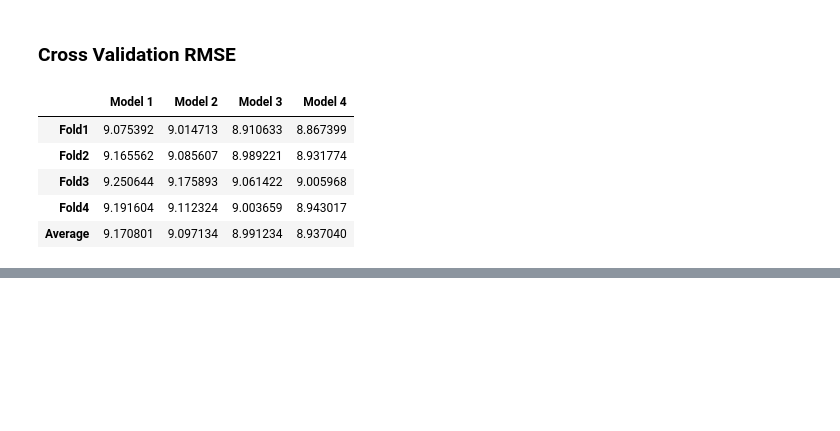
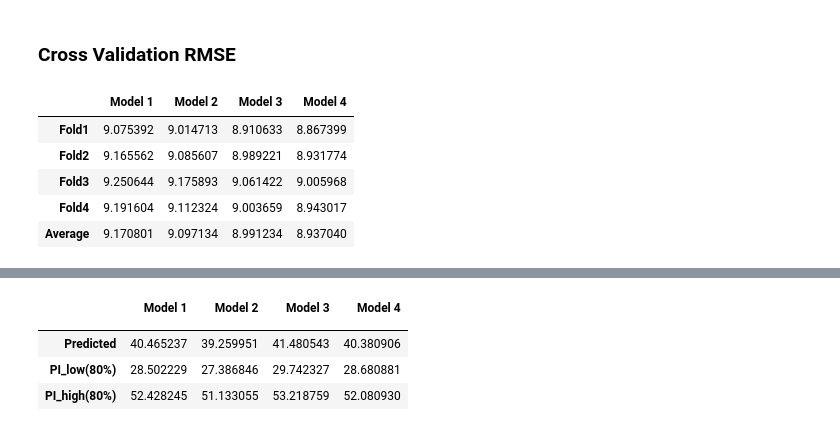
Before and after one commit to arbash-malik/DA3, a Jupyter notebook: Assignment Code.ipynb, the cells around one changed output, grey strips where cells are left out. Saved outputs shown, nothing was run; the diff lists cells and outputs as text; code cells hidden in the pictures; blank space fills up the shorter version.

```diff
--- a/Assignment Code.ipynb
+++ b/Assignment Code.ipynb
@@ -694,0 +758,22 @@ summarize_cv(cv_list)
+# %%
+p1=reg1.get_prediction(new_observation).summary_frame(alpha=0.2)
+p2=reg2.get_prediction(new_observation).summary_frame(alpha=0.2)
+p3=reg3.get_prediction(new_observation).summary_frame(alpha=0.2)
+p4=reg4.get_prediction(new_observation).summary_frame(alpha=0.2)
+
+
+pd.DataFrame(
+    {
+        " ": ["Predicted", "PI_low(80%)", "PI_high(80%)"],
+        "Model 1": p1[["mean", "obs_ci_lower", "obs_ci_upper"]].values.tolist()[0],
+        "Model 2": p2[["mean", "obs_ci_lower", "obs_ci_upper"]].values.tolist()[0],
+        "Model 3": p3[["mean", "obs_ci_lower", "obs_ci_upper"]].values.tolist()[0],
+        "Model 4": p4[["mean", "obs_ci_lower", "obs_ci_upper"]].values.tolist()[0],
+    }
+).set_index(" ")
+# %% [output]
+|  | Model 1 | Model 2 | Model 3 | Model 4 |
+|  |  |  |  |  |
+| Predicted | 40.465237 | 39.259951 | 41.480543 | 40.380906 |
+| PI_low(80%) | 28.502229 | 27.386846 | 29.742327 | 28.680881 |
+| PI_high(80%) | 52.428245 | 51.133055 | 53.218759 | 52.080930 |
```
Also changed, not shown: parts of 7 cells of this notebook.
